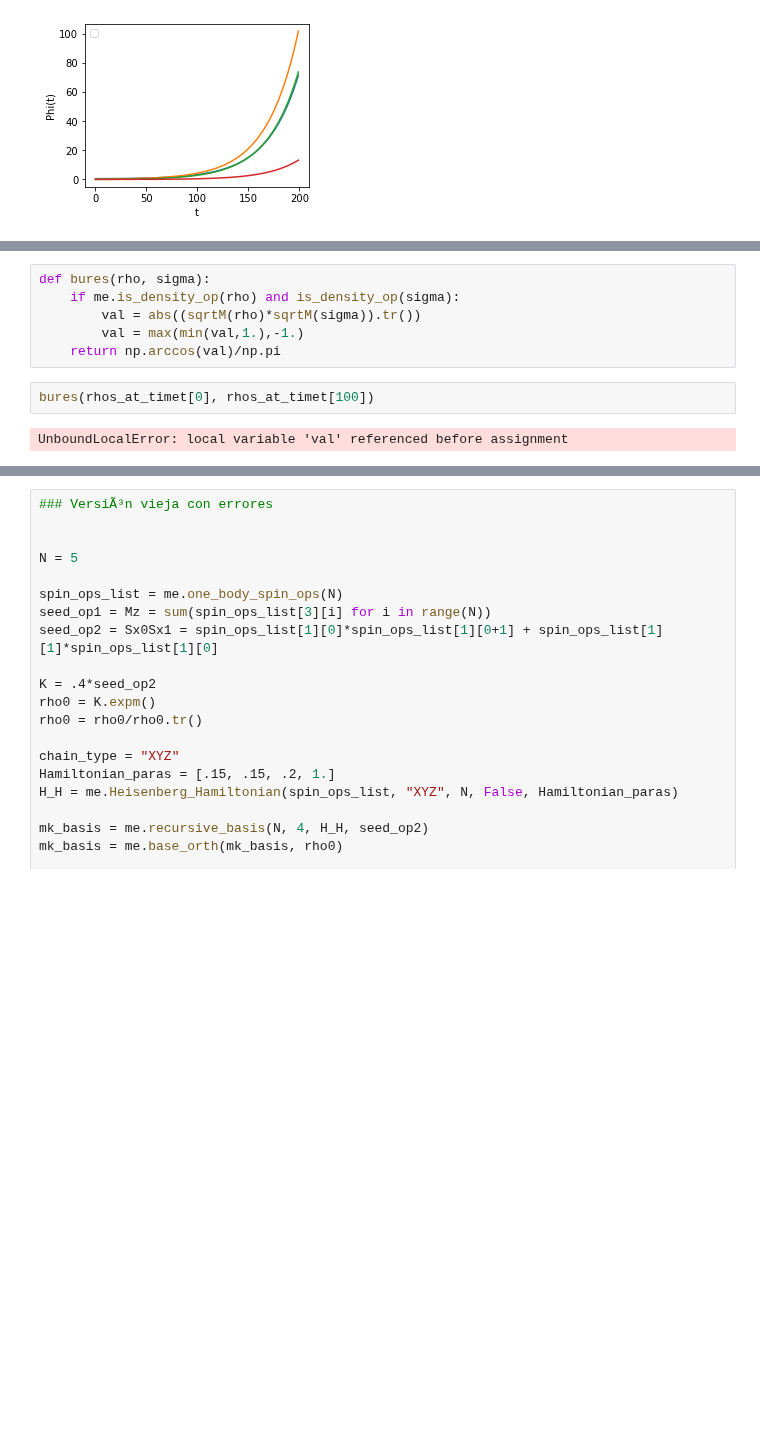
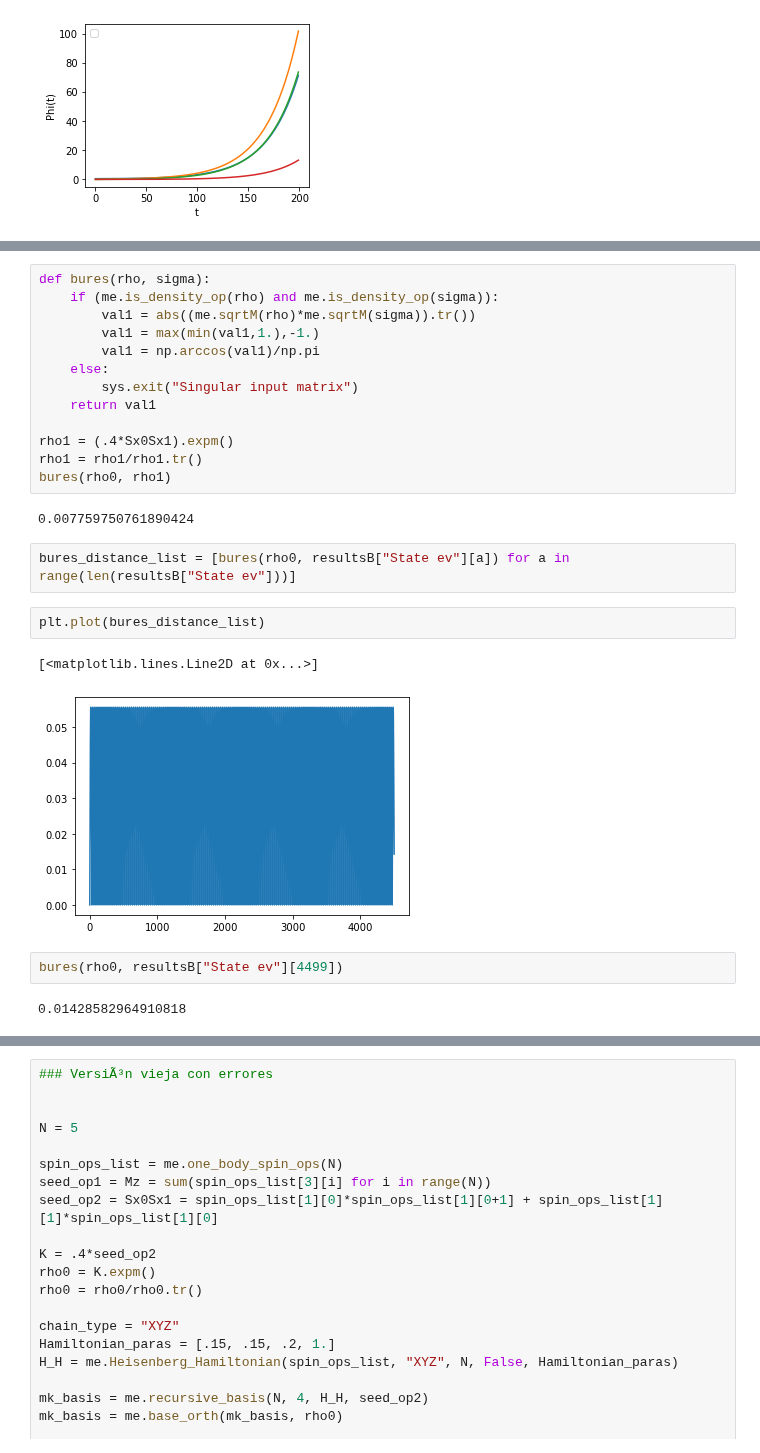
Before and after one commit to tomi-cuentitas/Spin-Chains-, a Jupyter notebook: K-evolution/K-evol.ipynb, the cells around one changed output, grey strips where cells are left out. Saved outputs shown, nothing was run; the diff lists cells and outputs as text; blank space fills up the shorter version.

```diff
--- a/K-evolution/K-evol.ipynb
+++ b/K-evolution/K-evol.ipynb
@@ -117,10 +85,26 @@ False
 # %%
 def bures(rho, sigma):
-    if me.is_density_op(rho) and is_density_op(sigma):
-        val = abs((sqrtM(rho)*sqrtM(sigma)).tr())
-        val = max(min(val,1.),-1.)
-    return np.arccos(val)/np.pi
+    if (me.is_density_op(rho) and me.is_density_op(sigma)):
+        val1 = abs((me.sqrtM(rho)*me.sqrtM(sigma)).tr())
+        val1 = max(min(val1,1.),-1.)
+        val1 = np.arccos(val1)/np.pi
+    else:
+        sys.exit("Singular input matrix")
+    return val1
+
+rho1 = (.4*Sx0Sx1).expm()
+rho1 = rho1/rho1.tr()
+bures(rho0, rho1)
+# %% [output]
+0.007759750761890424
-# %%
-bures(rhos_at_timet[0], rhos_at_timet[100])
-# %% [output]
-UnboundLocalError: local variable 'val' referenced before assignment
+# %%
+bures_distance_list = [bures(rho0, resultsB["State ev"][a]) for a in range(len(resultsB["State ev"]))]
+# %%
+plt.plot(bures_distance_list)
+# %% [output]
+[<matplotlib.lines.Line2D at 0x...>]
+[figure, added]
+# %%
+bures(rho0, resultsB["State ev"][4499])
+# %% [output]
+0.01428582964910818
```
Also changed, not shown: parts of 15 cells of this notebook.
